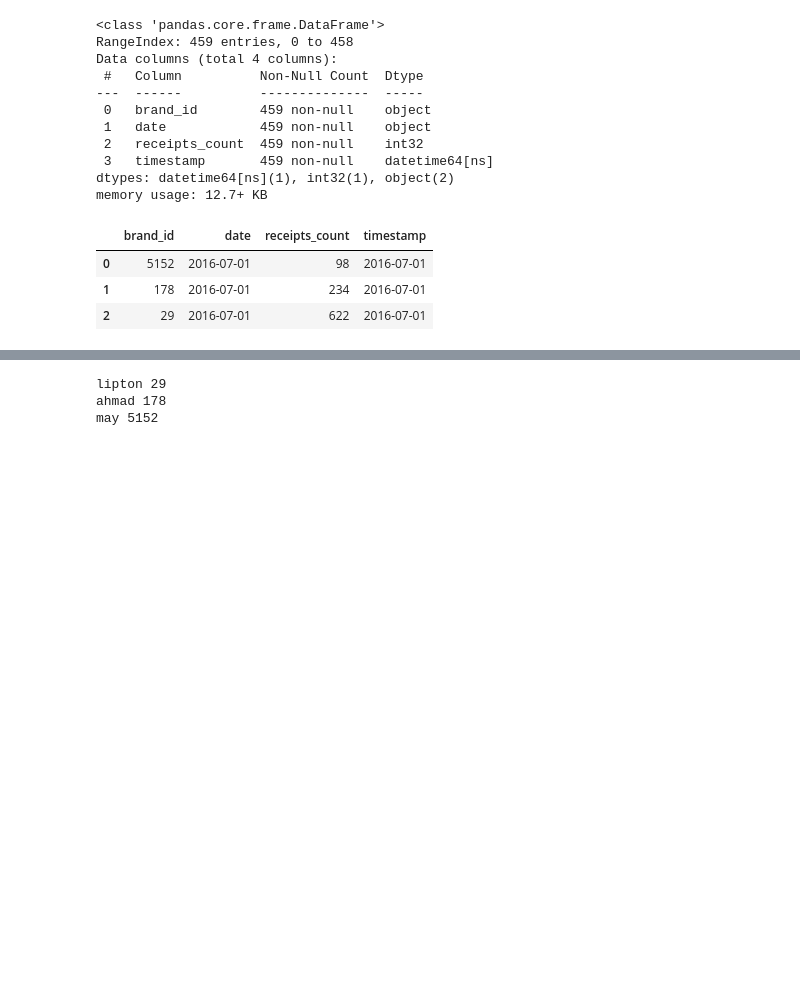
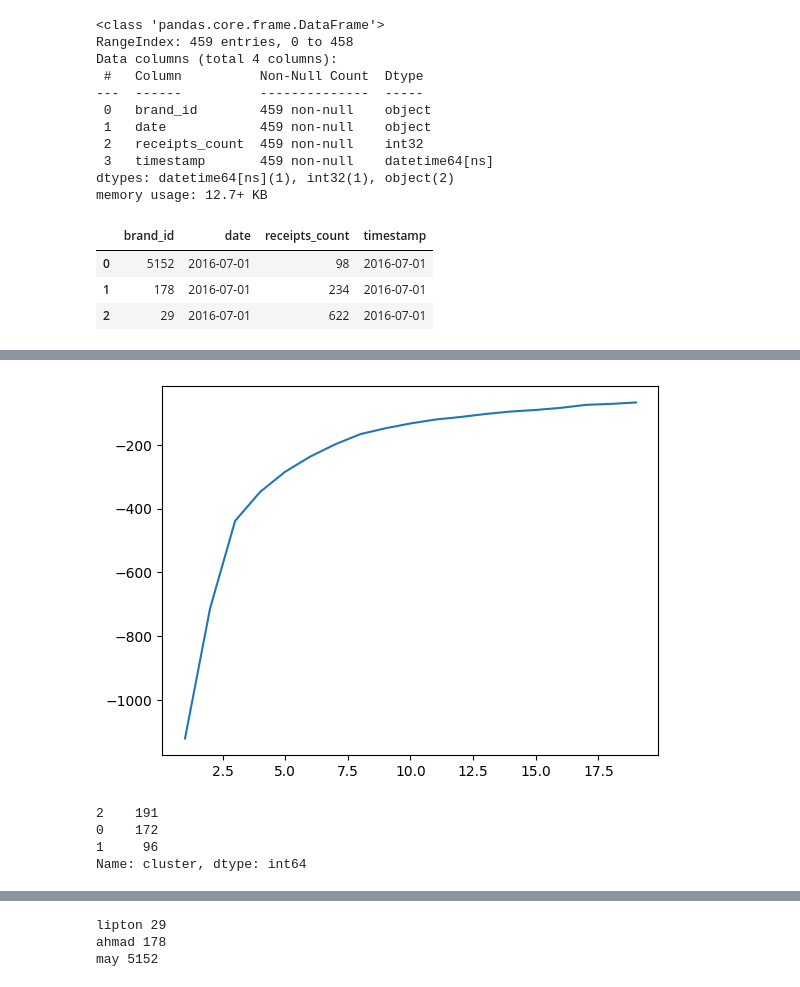
Before and after one commit to sawa25/project_8_2Y, a Jupyter notebook: lipton.ipynb, the cells around one changed output, grey strips where cells are left out. Cells and saved outputs as stored; diff of their text form; code cells hidden in the pictures; blank space fills up the shorter version.

```diff
--- a/lipton.ipynb
+++ b/lipton.ipynb
@@ -51,3 +55,8 @@ df.head(3)
 | 0 | 5152 | 2016-07-01 | 98 | 2016-07-01 |
 | 1 | 178 | 2016-07-01 | 234 | 2016-07-01 |
 | 2 | 29 | 2016-07-01 | 622 | 2016-07-01 |
+# %%
+#расширить датасет новыми свойствами: день недели и день месяца
+df['WeekDay'] = df['timestamp'].dt.dayofweek
+df['MDay'] = df['timestamp'].dt.day
+df[:6]
@@ -53,0 +83,5 @@ df.head(3)
+# %%
+# добавить фичу сумма продаж по всем чаям в этот день
+gr=df.groupby(['date'])['receipts_count'].sum()
+df['sumlam']=df['date'].apply(lambda x:gr[x])
+df[:6]
@@ -53,0 +97,4 @@ df.head(3)
+# %%
+# выбрать часть столбцов для последующей кластеризации данных
+X = df[['receipts_count', 'WeekDay', 'MDay','sumlam']].copy()
+X[:6]
@@ -53,0 +132,20 @@ df.head(3)
+# %%
+n_cluster = range(1, 20)
+kmeans = [KMeans(n_clusters=j).fit(X_new) for j in n_cluster]
+scores = [km.score(X_new) for km in kmeans]
+#оценить оптимальное число кластеров, совпадает ли оно с известным, равным 3?
+fig, ax = plt.subplots()
+ax.plot(n_cluster, scores)
+plt.show()
+# %% [output]
+[figure, added]
+# %%
+df['cluster'] = kmeans[2].predict(X_new)
+df['principal_feature1'] = X_new[:,0]
+df['principal_feature2'] = X_new[:,1]
+df['cluster'].value_counts()
+# %% [output]
+2    191
+0    172
+1     96
+Name: cluster, dtype: int64
```
Also changed, not shown: parts of 70 cells of this notebook, 1 other file.
